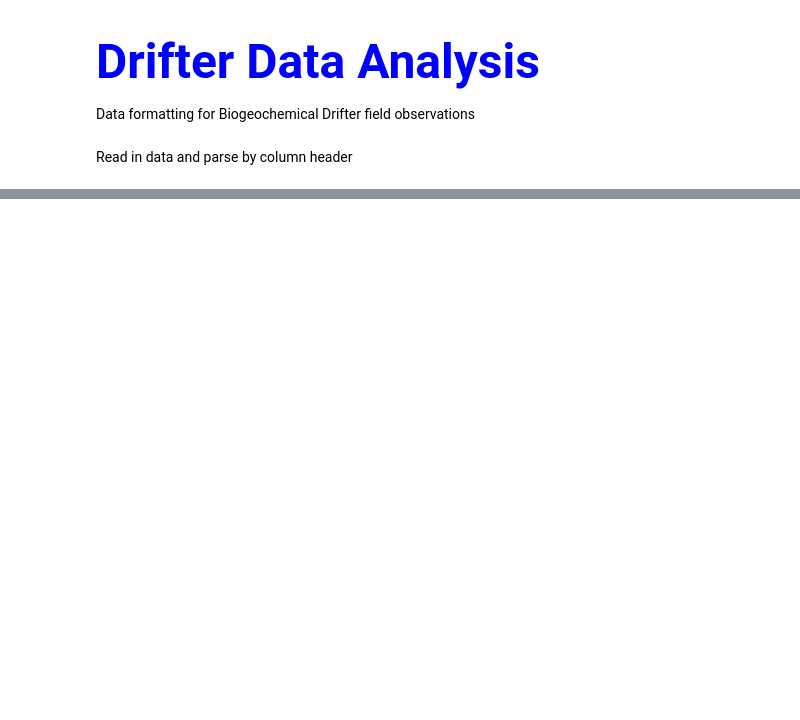
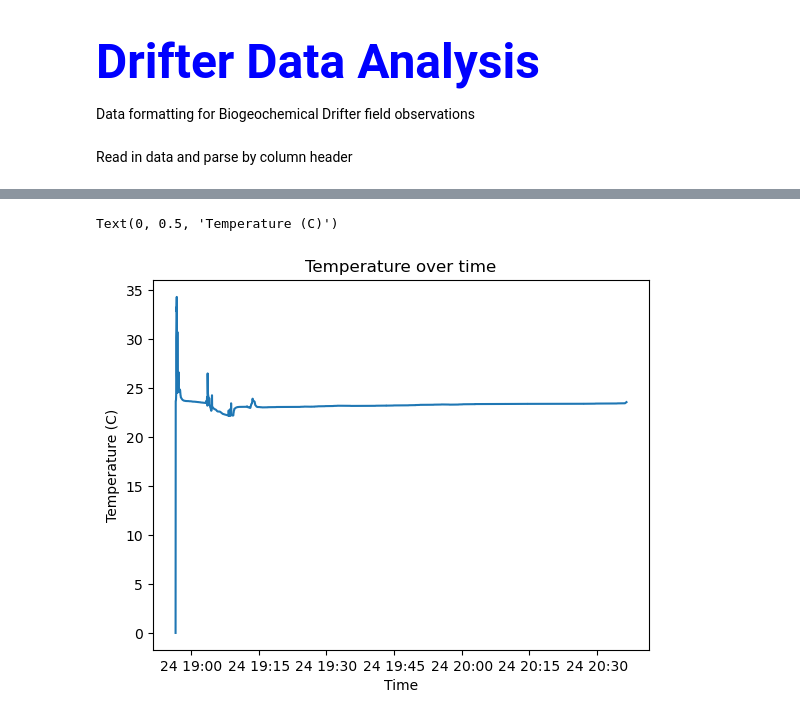
Before and after one commit to CodyAllen7/Biogeochemical-Drifter, a Jupyter notebook: Data_Analysis/Data_Analysis.ipynb, the cells around one changed output, grey strips where cells are left out. Saved outputs shown, nothing was run; the diff lists cells and outputs as text; code cells hidden in the pictures; blank space fills up the shorter version.

```diff
--- a/Data_Analysis/Data_Analysis.ipynb
+++ b/Data_Analysis/Data_Analysis.ipynb
@@ -112,0 +126,10 @@ plt.ylabel('Conductivity (uS/cm)')
+# %%
+temp = df['Temperature (C)']
+
+plt.plot(time,temp)
+plt.title('Temperature over time')
+plt.xlabel('Time')
+plt.ylabel('Temperature (C)')
+# %% [output]
+Text(0, 0.5, 'Temperature (C)')
+[figure, added]
```
Also changed, not shown: parts of 6 cells of this notebook.
